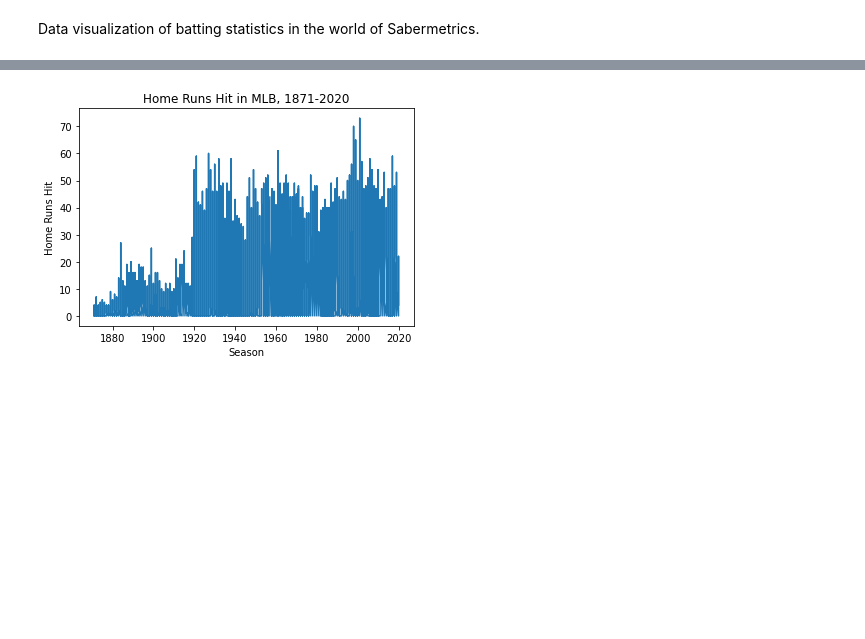
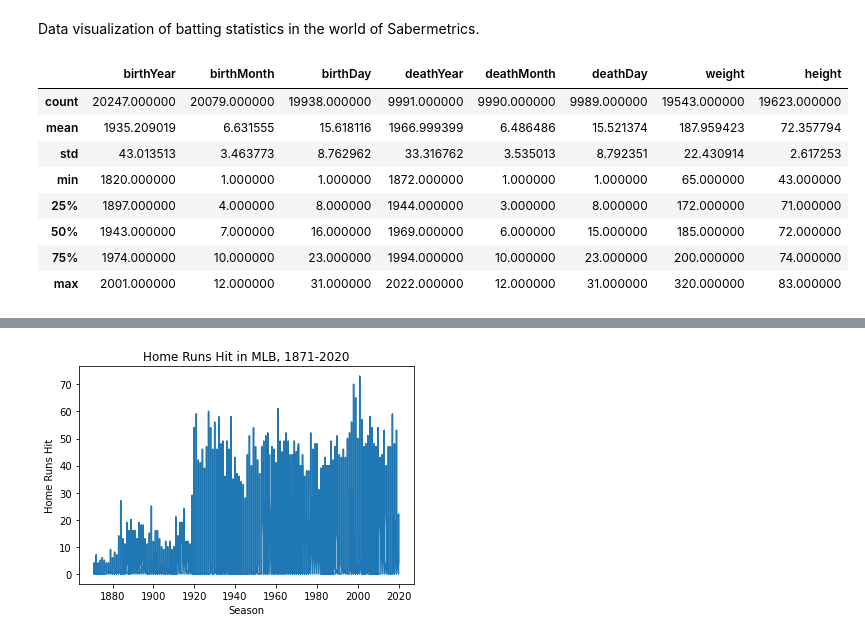
Before and after one commit to matthewjchin/baseballstats, a Jupyter notebook: Slug_Datavis.ipynb, the cells around one changed output, grey strips where cells are left out. Drawn from its saved outputs; the diff is of its cells as text; code cells hidden in the pictures; blank space fills up the shorter version.

```diff
--- a/Slug_Datavis.ipynb
+++ b/Slug_Datavis.ipynb
@@ -21 +19,13 @@ slugppl = pd.read_csv("https://raw.githubusercontent.com/chadwickbureau/baseball
+# %%
+slugppl.describe()
+# %% [output]
+|  | birthYear | birthMonth | birthDay | deathYear | deathMonth | deathDay | weight | height |
+| count | 20247.000000 | 20079.000000 | 19938.000000 | 9991.000000 | 9990.000000 | 9989.000000 | 19543.000000 | 19623.000000 |
+| mean | 1935.209019 | 6.631555 | 15.618116 | 1966.999399 | 6.486486 | 15.521374 | 187.959423 | 72.357794 |
+| std | 43.013513 | 3.463773 | 8.762962 | 33.316762 | 3.535013 | 8.792351 | 22.430914 | 2.617253 |
+| min | 1820.000000 | 1.000000 | 1.000000 | 1872.000000 | 1.000000 | 1.000000 | 65.000000 | 43.000000 |
+| 25% | 1897.000000 | 4.000000 | 8.000000 | 1944.000000 | 3.000000 | 8.000000 | 172.000000 | 71.000000 |
+| 50% | 1943.000000 | 7.000000 | 16.000000 | 1969.000000 | 6.000000 | 15.000000 | 185.000000 | 72.000000 |
+| 75% | 1974.000000 | 10.000000 | 23.000000 | 1994.000000 | 10.000000 | 23.000000 | 200.000000 | 74.000000 |
+| max | 2001.000000 | 12.000000 | 31.000000 | 2022.000000 | 12.000000 | 31.000000 | 320.000000 | 83.000000 |
 # %%
```
Also changed, not shown: parts of 3 cells of this notebook, 1 other file.
